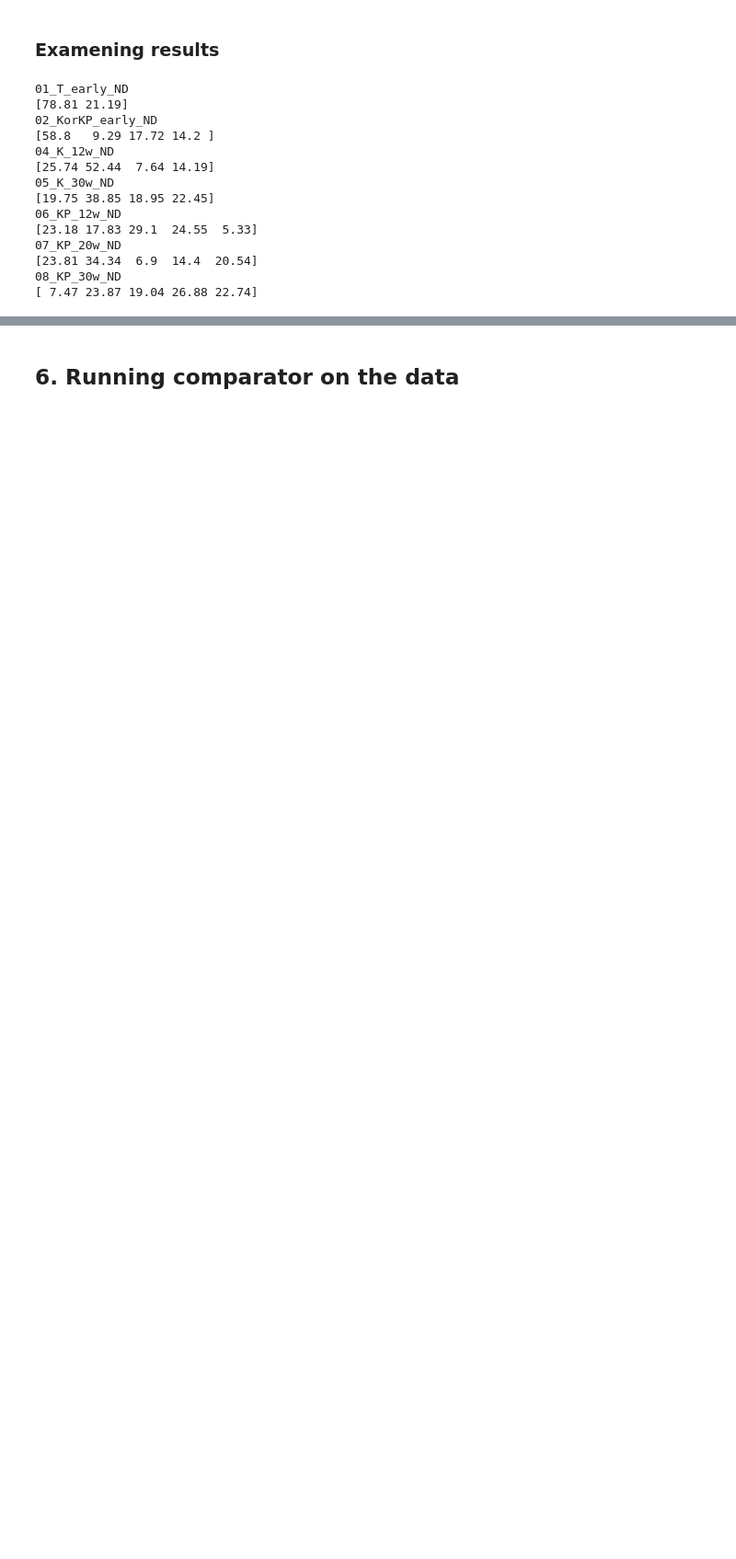
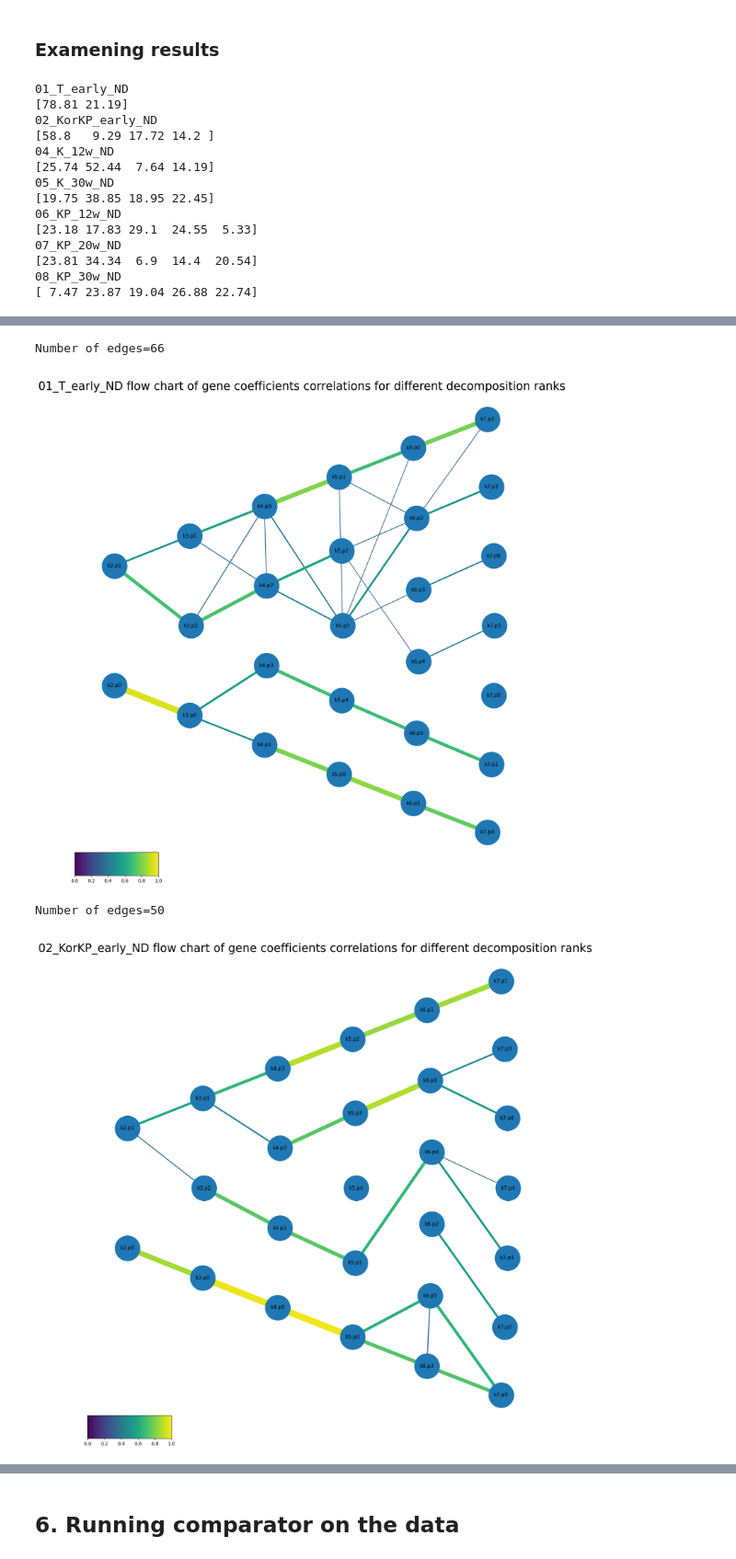
Before and after one commit to nitzanlab/gep-dynamics, a Jupyter notebook: notebooks/analyse_marjanovic.ipynb, the cells around one changed output, grey strips where cells are left out. Shown at 92% size. Drawn from its saved outputs; the diff is of its cells as text; code cells hidden in the pictures; blank space fills up the shorter version.

```diff
--- a/notebooks/analyse_marjanovic.ipynb
+++ b/notebooks/analyse_marjanovic.ipynb
@@ -350,3 +350,5 @@ Wall time: 7.78 s
 ### Running multiple NMF iterations
 # %%
 cnmf_dir = _utils.set_dir(results_dir.joinpath('cnmf'))
+beta_loss = 'kullback-leibler'
+tpm_target_sum = 1_000_000
@@ -368,7 +367,7 @@ for cat in categories:
     X = _utils.subset_and_normalize_for_nmf(tmp, method='variance_cap')
 
     c_object.prepare(X, ks, n_iter=120, new_nmf_kwargs={
-        'tol': _constants.NMF_TOLERANCE, 'beta_loss': 'kullback-leibler', 'max_iter': 1000})
+        'tol': _constants.NMF_TOLERANCE, 'beta_loss': beta_loss, 'max_iter': 1000})
 
     c_object.factorize(0, 1, gpu=True)
 
@@ -469,7 +468,7 @@ for cat, (k, threshold) in selected_cnmf_params.items():
 
     # X ~ W @ H, transpose for cells to be columns
     loss_per_cell = pfnmf.calc_beta_divergence(
-        c_object.X.T, W = spectra.T, H = usages.T, per_column=True)
+        c_object.X.T, W = spectra.T, H = usages.T, beta_loss=beta_loss, per_column=True)
 
     res = comparator.NMFResult(
         name=f'{tmp.uns["sname"]}_k{k}',
@@ -479,7 +478,7 @@ for cat, (k, threshold) in selected_cnmf_params.items():
         H=spectra)
 
     comparator.NMFResultBase.calculate_gene_coefficients_list(
-        tmp, [res], target_sum=1_000_000, target_variance=tmp.var['variances_norm'].values)
+        tmp, [res], target_sum=tpm_target_sum, target_variance=tmp.var['variances_norm'].values)
 
     decompositions[cat] = {k: res}
 
@@ -580,7 +576,7 @@ with warnings.catch_warnings():  # supress scanpy plotting warning
 
         # usages clustermap
         un_sns = _utils.plot_usages_norm_clustermaps(
-            tmp, normalized_usages=res.norm_usages, columns=res.prog_names,
+            tmp, normalized_usages=res.norm_usages, prog_names=res.prog_names,
             title=f'{cat}', show=False, sns_clustermap_params={
                 'row_colors': tmp.obs[color_obs_by].map(tmp.uns[f'{color_obs_by}_colors_dict'])})
         un_sns.savefig(decomposition_images.joinpath(f"{cat}_usages_norm.png"),
@@ -589,6 +585,7 @@ with warnings.catch_warnings():  # supress scanpy plotting warning
 
         # usages violin plot
         _utils.plot_usages_norm_violin(
-            tmp, color_obs_by, save_path=decomposition_images.joinpath(
+            tmp, color_obs_by, normalized_usages=res.norm_usages, prog_names=res.prog_names,
+            save_path=decomposition_images.joinpath(
                 f'{cat}_norm_usage_per_lineage.png'))
 # %% [output]
@@ -597,0 +640,36 @@ KeyError: 'usages_norm'
+# %%
+decomposition_images = _utils.set_dir(split_adatas_dir.joinpath("images"))
+
+tsc_threshold: float = 0.3
+tsc_truncation_level: int = 1000
+
+for cat in categories:
+    results = [decompositions[cat][i] for i in range(k_min, k_max + 1)]
+    names_list = [res.name.split('_')[1] for res in results]
+    ks, joint_names, joint_usages, joint_labels = comparator.NMFResultBase.aggregate_results(results)
+    prog_names_dict = {res.name.split('_')[1]: [name.split('_')[1] for name in res.prog_names] for res in results}
+    joint_names = [name.split('_')[1] for name in joint_names]
+
+    # genes flow graph
+    genes_title = f'{cat} flow chart of gene coefficients correlations for different decomposition ranks'
+    genes_filename = f'{cat}_flow_chart_genes_by_rank.png'
+
+    tsc = _utils.truncated_spearmans_correlation(pd.concat(
+        [res.gene_coefs for res in results], axis = 1),
+        truncation_level = tsc_truncation_level, rowvar = False)
+
+    genes_adjacency = plotting.get_ordered_adjacency_matrix(
+        tsc, joint_names, ks, tsc_threshold, verbose = True)
+
+    fig = plotting.plot_layered_correlation_flow_chart(
+        names_list, genes_adjacency, prog_names_dict, genes_title, layout_type='fan')
+
+    fig.savefig(decomposition_images.joinpath(genes_filename))
+
+    plt.show()
+    plt.close()
+# %% [output]
+Number of edges=66
+[figure, added]
+Number of edges=50
+[figure, added]
```
Also changed, not shown: parts of 15 cells of this notebook, 2 other files.
